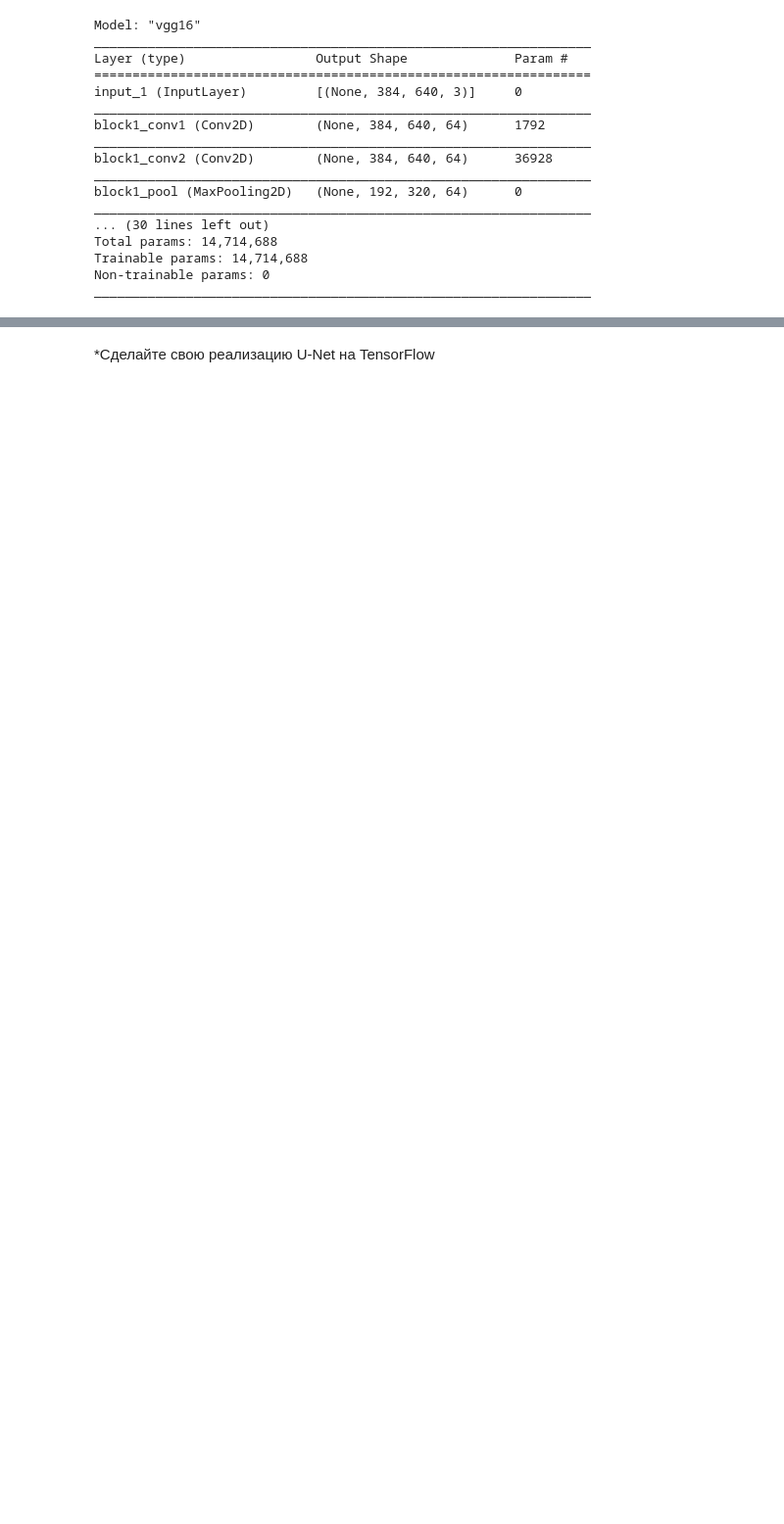
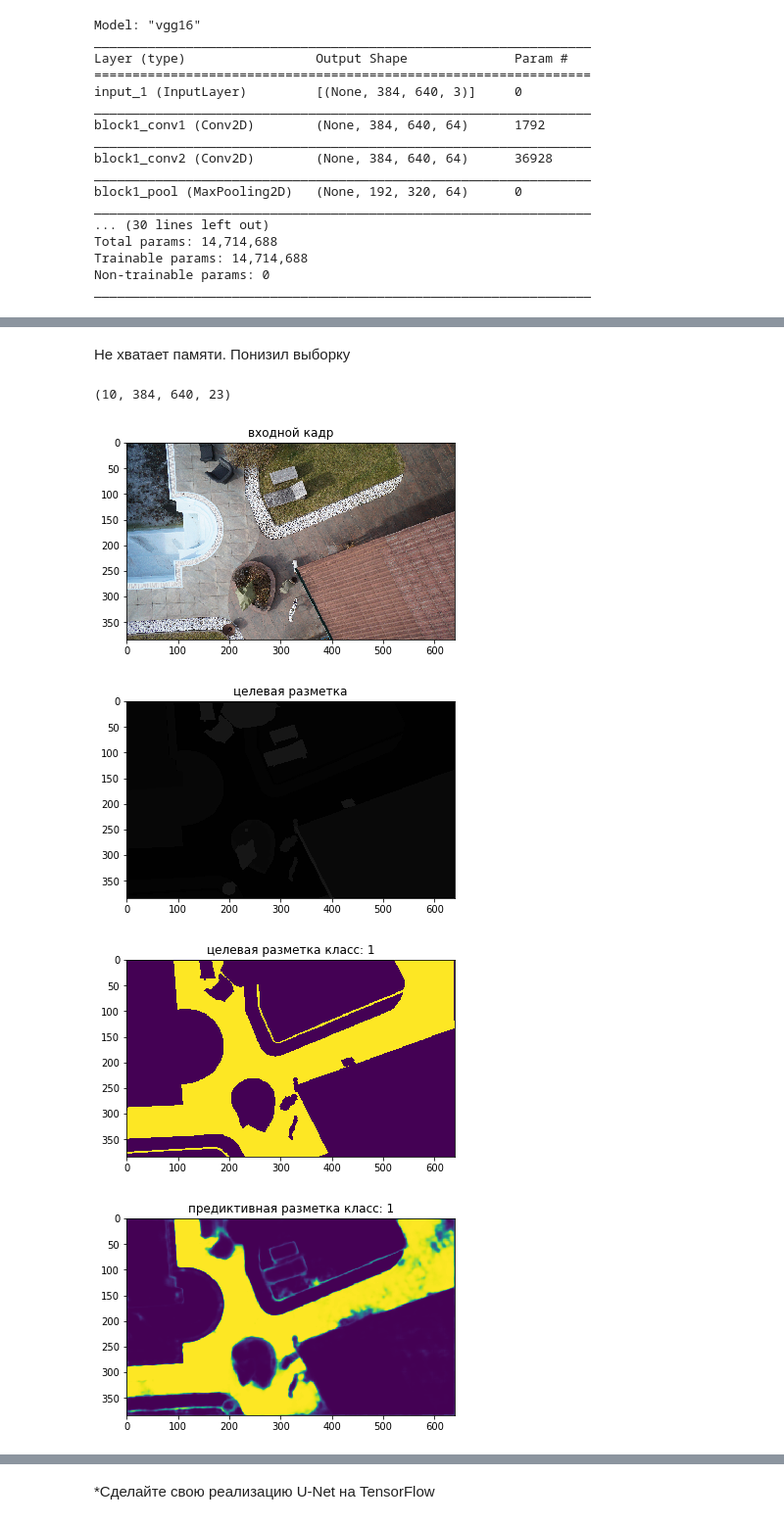
Before and after one commit to Aleksei741/Intr_neural_networks, a Jupyter notebook: Lesson_6/HW.ipynb, the cells around one changed output, grey strips where cells are left out. Shown at 98% size. Saved outputs shown, nothing was run; the diff lists cells and outputs as text; code cells hidden in the pictures; blank space fills up the shorter version.

```diff
--- a/Lesson_6/HW.ipynb
+++ b/Lesson_6/HW.ipynb
@@ -297,17 +305,33 @@ print(predu.shape)
+# %% [markdown]
+Не хватает памяти. Понизил выборку
+# %%
+N=390
+yTest2 = yTrain_Test_cat[N:,:,:,:]
+xTest2 = xTrain_Test[N:,:,:,:]
+
+predu = modelU.predict(xTest2)
+print(predu.shape)
+# %% [output]
+(10, 384, 640, 23)
 # %%
 n = 0
 class_ = 1
 plt.imshow(images[N+n].convert('RGBA'))
 plt.title('входной кадр')
 plt.show()
 plt.imshow(segments[N+n].convert('RGBA'))
 plt.title('целевая разметка')
 plt.show()
-img = yTest[n][:,:,class_]
+img = yTest2[n][:,:,class_]
 plt.imshow(img.astype(float))
 plt.title('целевая разметка класс: '+str(class_))
 plt.show()
 img = predu[n][:,:,class_]
 plt.imshow(img.astype(float))
 plt.title('предиктивная разметка класс: '+str(class_))
 plt.show()
+# %% [output]
+[figure, added]
+[figure, added]
+[figure, added]
+[figure, added]
```
Also changed, not shown: parts of 21 cells of this notebook.
